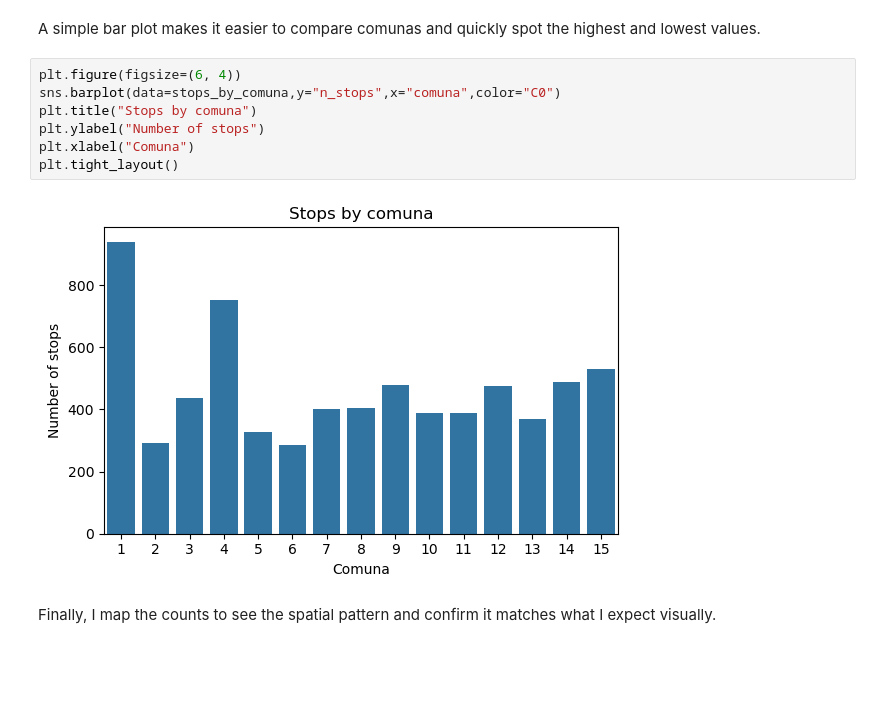
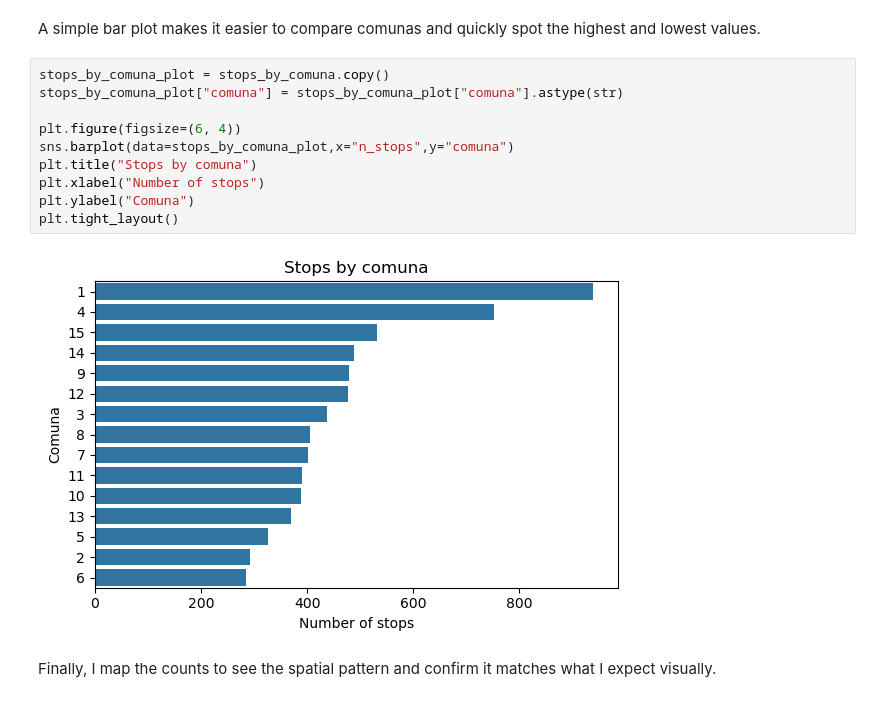
Before and after one commit to FacundoBerthet/caba-public-transport-analysis, a Jupyter notebook: notebooks/02_EDA_bus_stops.ipynb, the cells around one changed output. Cells and saved outputs as stored; diff of their text form; blank space fills up the shorter version.

```diff
--- a/notebooks/02_EDA_bus_stops.ipynb
+++ b/notebooks/02_EDA_bus_stops.ipynb
@@ -194,15 +192,18 @@ stops_by_comuna
 | 14 | 6 | 285 |
 # %% [markdown]
 A simple bar plot makes it easier to compare comunas and quickly spot the highest and lowest values.
-# %%
-plt.figure(figsize=(6, 4))
-sns.barplot(data=stops_by_comuna,y="n_stops",x="comuna",color="C0")
-plt.title("Stops by comuna")
-plt.ylabel("Number of stops")
-plt.xlabel("Comuna")
-plt.tight_layout()
-# %% [output]
-[figure, removed]
+# %%
+stops_by_comuna_plot = stops_by_comuna.copy()
+stops_by_comuna_plot["comuna"] = stops_by_comuna_plot["comuna"].astype(str)
+
+plt.figure(figsize=(6, 4))
+sns.barplot(data=stops_by_comuna_plot,x="n_stops",y="comuna")
+plt.title("Stops by comuna")
+plt.xlabel("Number of stops")
+plt.ylabel("Comuna")
+plt.tight_layout()
+# %% [output]
+[figure, added]
 # %% [markdown]
 Finally, I map the counts to see the spatial pattern and confirm it matches what I expect visually.
 # %%
```
Also changed, not shown: parts of 17 cells of this notebook.
